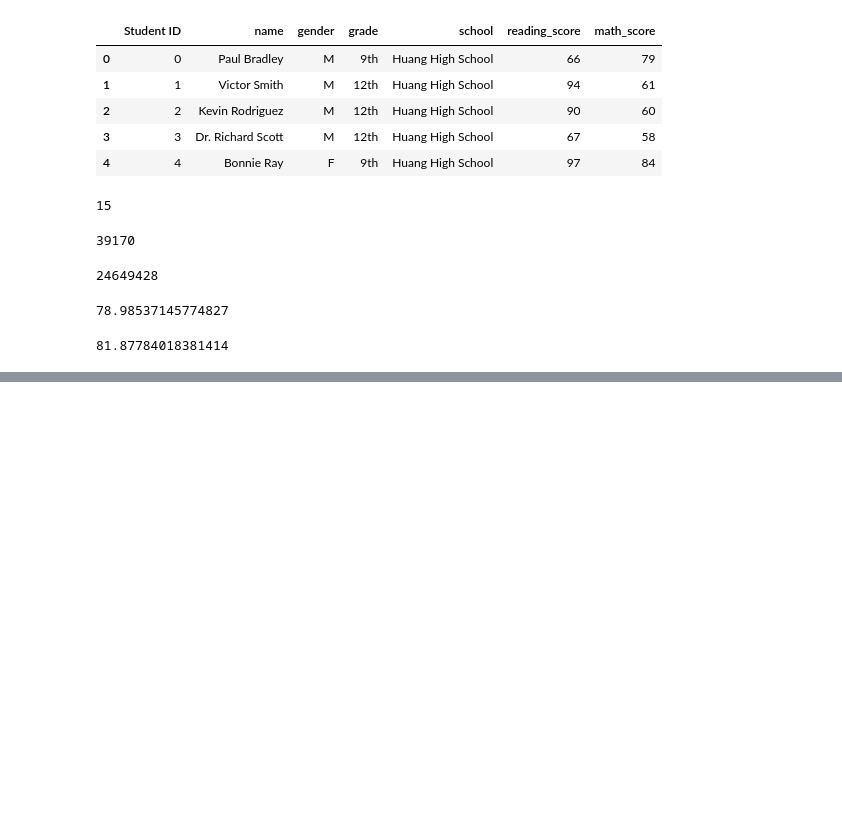
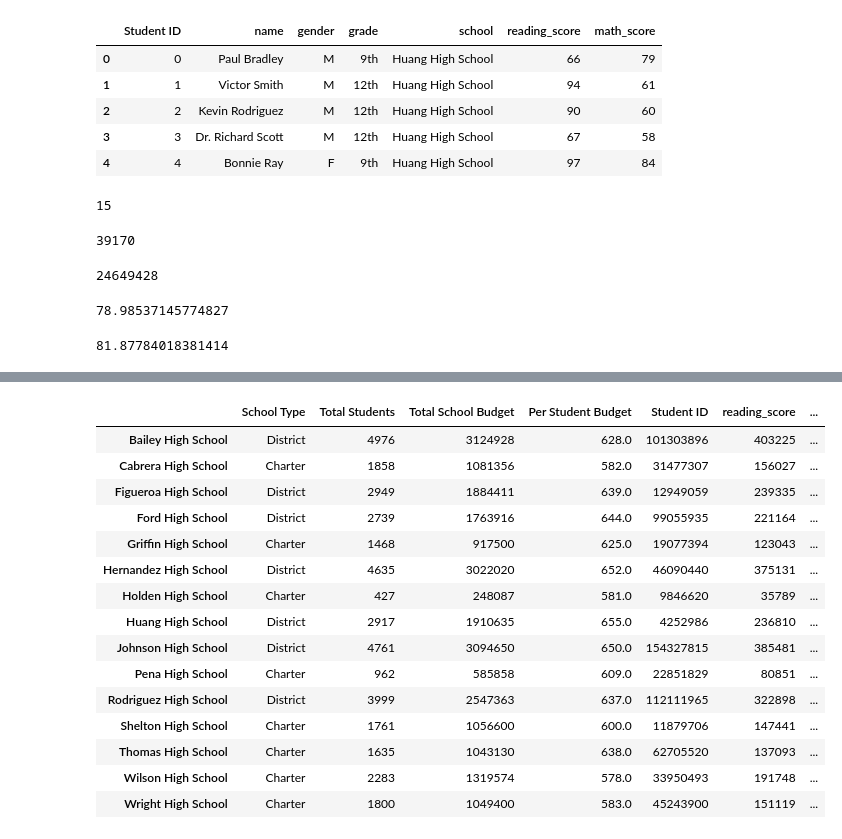
Before and after one commit to gchan07/python-challenge, a Jupyter notebook: PyCitySchools/PyCitySchool.ipynb, the cells around one changed output, grey strips where cells are left out. Saved outputs shown, nothing was run; the diff lists cells and outputs as text; code cells hidden in the pictures; blank space fills up the shorter version.

```diff
--- a/PyCitySchools/PyCitySchool.ipynb
+++ b/PyCitySchools/PyCitySchool.ipynb
@@ -85,0 +114,3 @@ district
+# %%
+school_summary.columns=["name","School Type","Total Students","Total School Budget"]
+school_summary
@@ -85,0 +134,5 @@ district
+# %%
+#Budget per Student
+
+school_summary["Per Student Budget"] = school_summary["Total School Budget"]/school_summary["Total Students"]
+school_summary
@@ -85,0 +156,3 @@ district
+# %%
+school_summary_clean = school_summary.set_index('name')
+school_summary_clean
@@ -85,0 +177,6 @@ district
+# %%
+#group school
+
+group_school = student_df.groupby('school')
+scores_per_school = group_school.sum()
+scores_per_school
@@ -85,0 +201,20 @@ district
+# %%
+school_summary_x = pd.merge(school_summary_clean,scores_per_school, how='outer', left_index=True, right_index=True)
+school_summary_x
+# %% [output]
+|  | School Type | Total Students | Total School Budget | Per Student Budget | Student ID | reading_score | ... |
+| Bailey High School | District | 4976 | 3124928 | 628.0 | 101303896 | 403225 | ... |
+| Cabrera High School | Charter | 1858 | 1081356 | 582.0 | 31477307 | 156027 | ... |
+| Figueroa High School | District | 2949 | 1884411 | 639.0 | 12949059 | 239335 | ... |
+| Ford High School | District | 2739 | 1763916 | 644.0 | 99055935 | 221164 | ... |
+| Griffin High School | Charter | 1468 | 917500 | 625.0 | 19077394 | 123043 | ... |
+| Hernandez High School | District | 4635 | 3022020 | 652.0 | 46090440 | 375131 | ... |
+| Holden High School | Charter | 427 | 248087 | 581.0 | 9846620 | 35789 | ... |
+| Huang High School | District | 2917 | 1910635 | 655.0 | 4252986 | 236810 | ... |
+| Johnson High School | District | 4761 | 3094650 | 650.0 | 154327815 | 385481 | ... |
+| Pena High School | Charter | 962 | 585858 | 609.0 | 22851829 | 80851 | ... |
+| Rodriguez High School | District | 3999 | 2547363 | 637.0 | 112111965 | 322898 | ... |
+| Shelton High School | Charter | 1761 | 1056600 | 600.0 | 11879706 | 147441 | ... |
+| Thomas High School | Charter | 1635 | 1043130 | 638.0 | 62705520 | 137093 | ... |
+| Wilson High School | Charter | 2283 | 1319574 | 578.0 | 33950493 | 191748 | ... |
+| Wright High School | Charter | 1800 | 1049400 | 583.0 | 45243900 | 151119 | ... |
```
Also changed, not shown: parts of 32 cells of this notebook.
